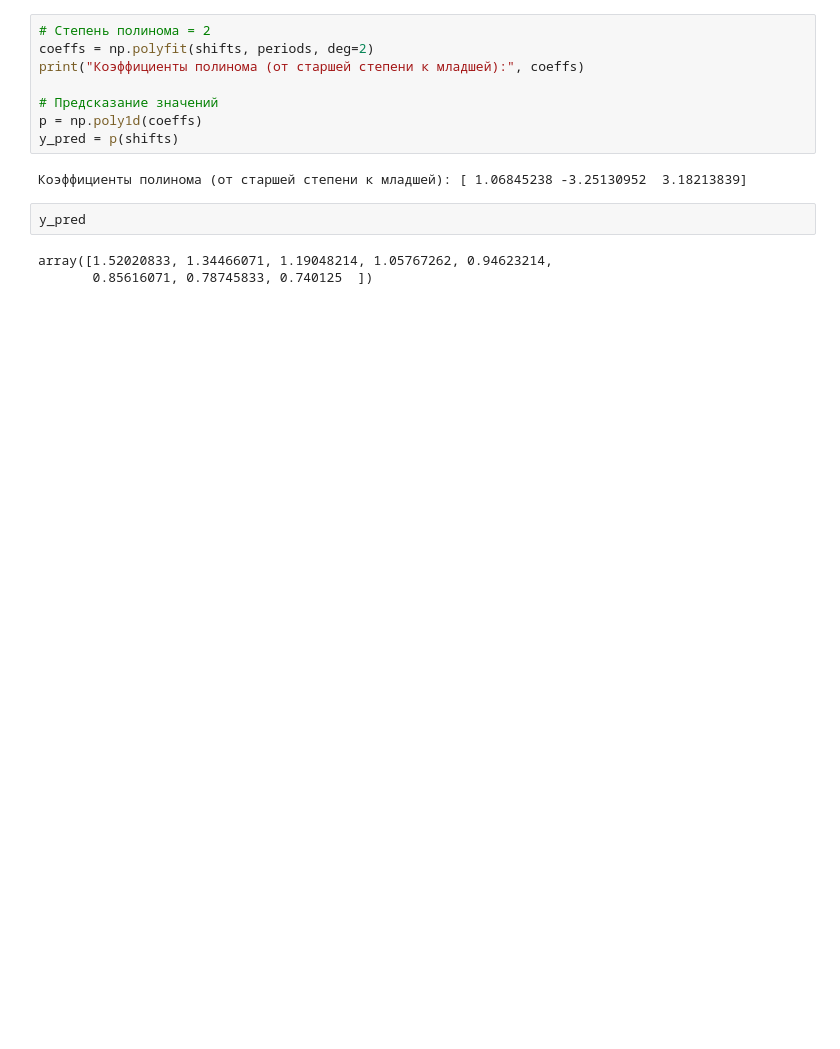
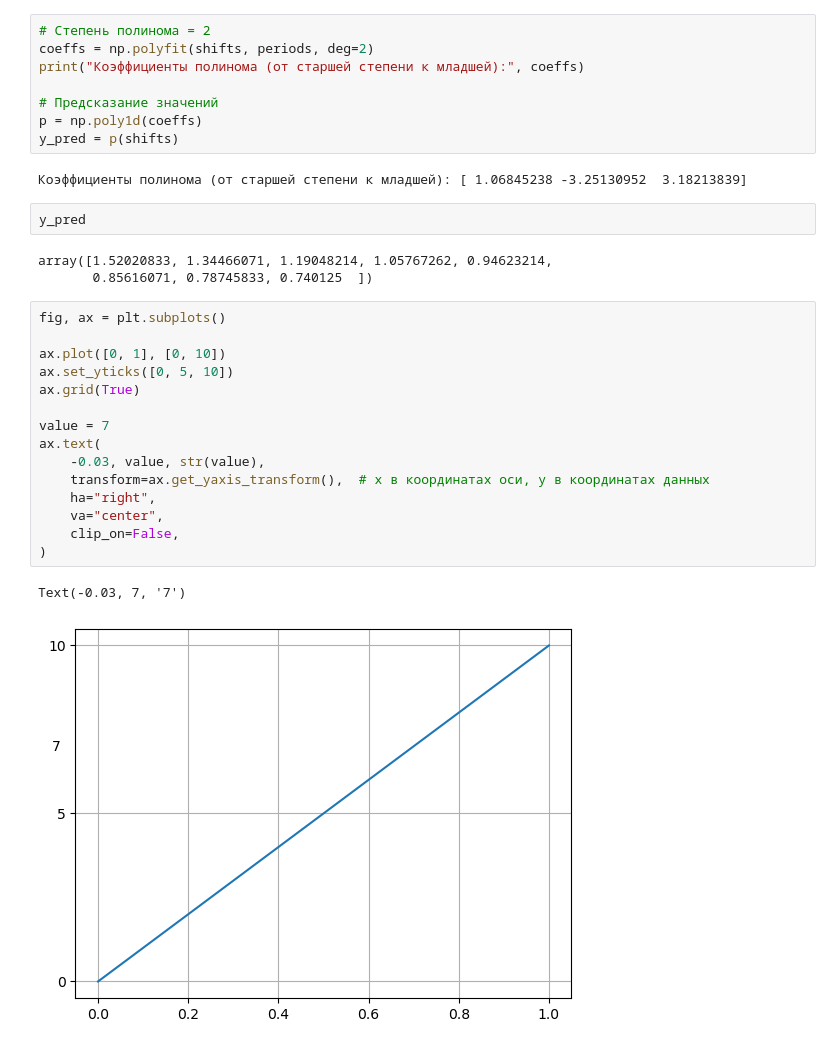
Before and after one commit to yarstek1/image_scan_gui, a Jupyter notebook: test.ipynb, the cells around one changed output. Drawn from its saved outputs; the diff is of its cells as text; blank space fills up the shorter version.

```diff
--- a/test.ipynb
+++ b/test.ipynb
@@ -97,3 +111,21 @@ y_pred
 # %% [output]
 array([1.52020833, 1.34466071, 1.19048214, 1.05767262, 0.94623214,
        0.85616071, 0.78745833, 0.740125  ])
+# %%
+fig, ax = plt.subplots()
+
+ax.plot([0, 1], [0, 10])
+ax.set_yticks([0, 5, 10])
+ax.grid(True)
+
+value = 7
+ax.text(
+    -0.03, value, str(value),
+    transform=ax.get_yaxis_transform(),  # x в координатах оси, y в координатах данных
+    ha="right",
+    va="center",
+    clip_on=False,
+)
+# %% [output]
+Text(-0.03, 7, '7')
+[figure, added]
```
Also changed, not shown: parts of 2 cells of this notebook, 2 other files.
